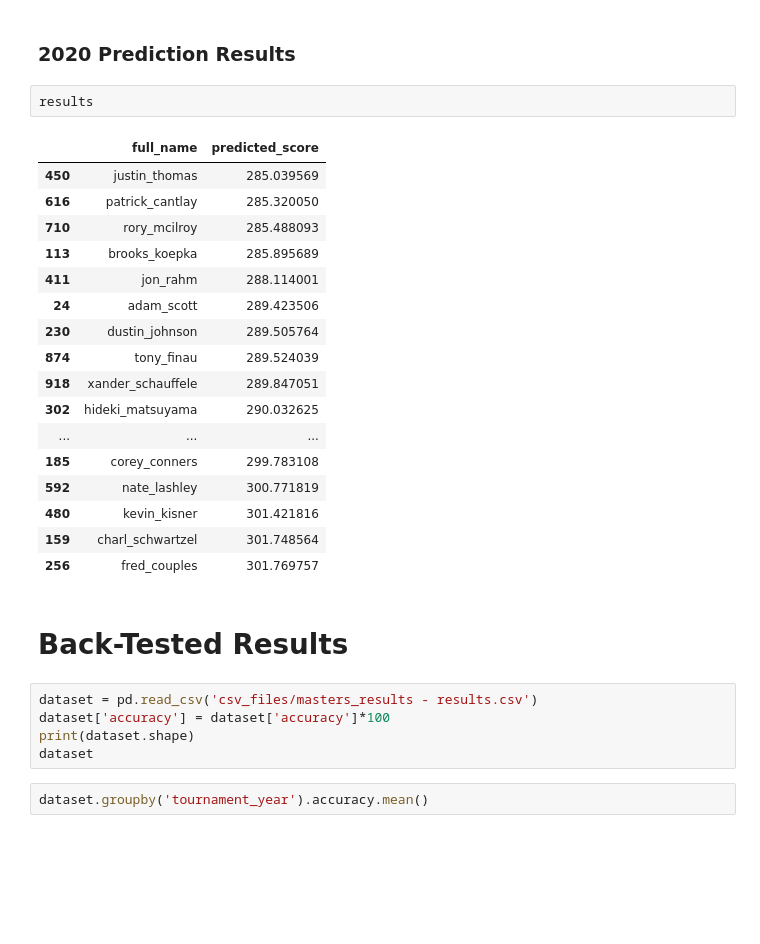
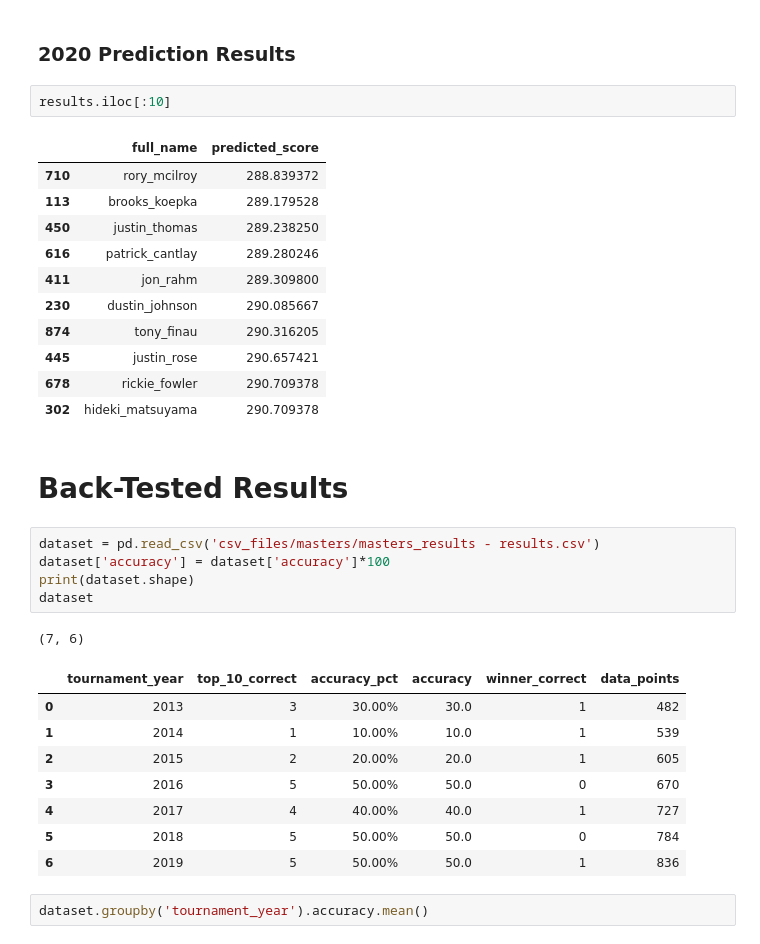
Before and after one commit to jprinfret/masters_tournament_classifier, a Jupyter notebook: 2020 Masters Tournament Predictions.ipynb, the cells around one changed output. Drawn from its saved outputs; the diff is of its cells as text; blank space fills up the shorter version.

```diff
--- a/2020 Masters Tournament Predictions.ipynb
+++ b/2020 Masters Tournament Predictions.ipynb
@@ -2388,32 +2413,36 @@ See the caveats in the documentation: http://pandas.pydata.org/pandas-docs/stabl
 # %% [markdown]
 ### 2020 Prediction Results
 # %%
-results
+results.iloc[:10]
 # %% [output]
 |  | full_name | predicted_score |
-| 450 | justin_thomas | 285.039569 |
-| 616 | patrick_cantlay | 285.320050 |
-| 710 | rory_mcilroy | 285.488093 |
-| 113 | brooks_koepka | 285.895689 |
-| 411 | jon_rahm | 288.114001 |
-| 24 | adam_scott | 289.423506 |
-| 230 | dustin_johnson | 289.505764 |
-| 874 | tony_finau | 289.524039 |
-| 918 | xander_schauffele | 289.847051 |
-| 302 | hideki_matsuyama | 290.032625 |
-| ... | ... | ... |
-| 185 | corey_conners | 299.783108 |
-| 592 | nate_lashley | 300.771819 |
-| 480 | kevin_kisner | 301.421816 |
-| 159 | charl_schwartzel | 301.748564 |
-| 256 | fred_couples | 301.769757 |
+| 710 | rory_mcilroy | 288.839372 |
+| 113 | brooks_koepka | 289.179528 |
+| 450 | justin_thomas | 289.238250 |
+| 616 | patrick_cantlay | 289.280246 |
+| 411 | jon_rahm | 289.309800 |
+| 230 | dustin_johnson | 290.085667 |
+| 874 | tony_finau | 290.316205 |
+| 445 | justin_rose | 290.657421 |
+| 678 | rickie_fowler | 290.709378 |
+| 302 | hideki_matsuyama | 290.709378 |
 # %% [markdown]
 # Back-Tested Results
 # %%
-dataset = pd.read_csv('csv_files/masters_results - results.csv')
+dataset = pd.read_csv('csv_files/masters/masters_results - results.csv')
 dataset['accuracy'] = dataset['accuracy']*100
 print(dataset.shape)
 dataset
+# %% [output]
+(7, 6)
+|  | tournament_year | top_10_correct | accuracy_pct | accuracy | winner_correct | data_points |
+| 0 | 2013 | 3 | 30.00% | 30.0 | 1 | 482 |
+| 1 | 2014 | 1 | 10.00% | 10.0 | 1 | 539 |
+| 2 | 2015 | 2 | 20.00% | 20.0 | 1 | 605 |
+| 3 | 2016 | 5 | 50.00% | 50.0 | 0 | 670 |
+| 4 | 2017 | 4 | 40.00% | 40.0 | 1 | 727 |
+| 5 | 2018 | 5 | 50.00% | 50.0 | 0 | 784 |
+| 6 | 2019 | 5 | 50.00% | 50.0 | 1 | 836 |
 # %%
 dataset.groupby('tournament_year').accuracy.mean()
 # %% [output]
```
Also changed, not shown: parts of 26 cells of this notebook, 32 other files.
